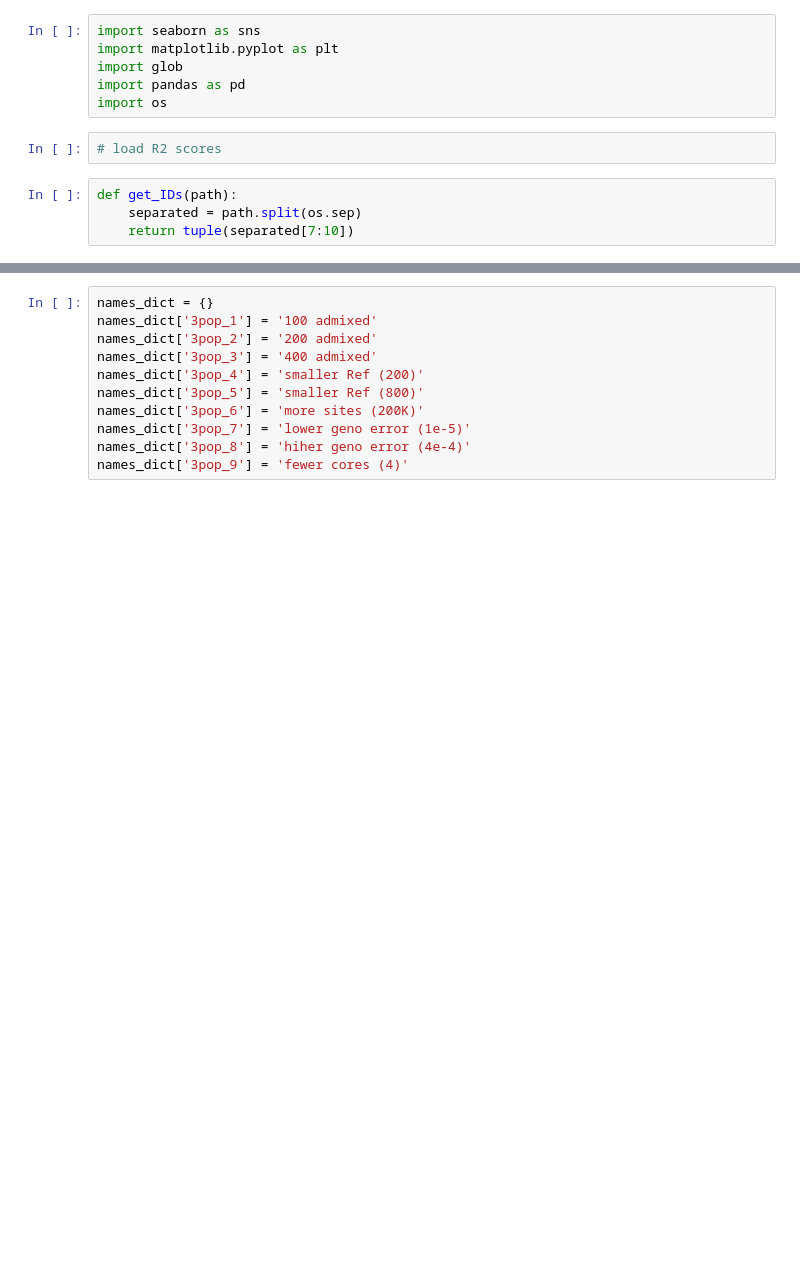
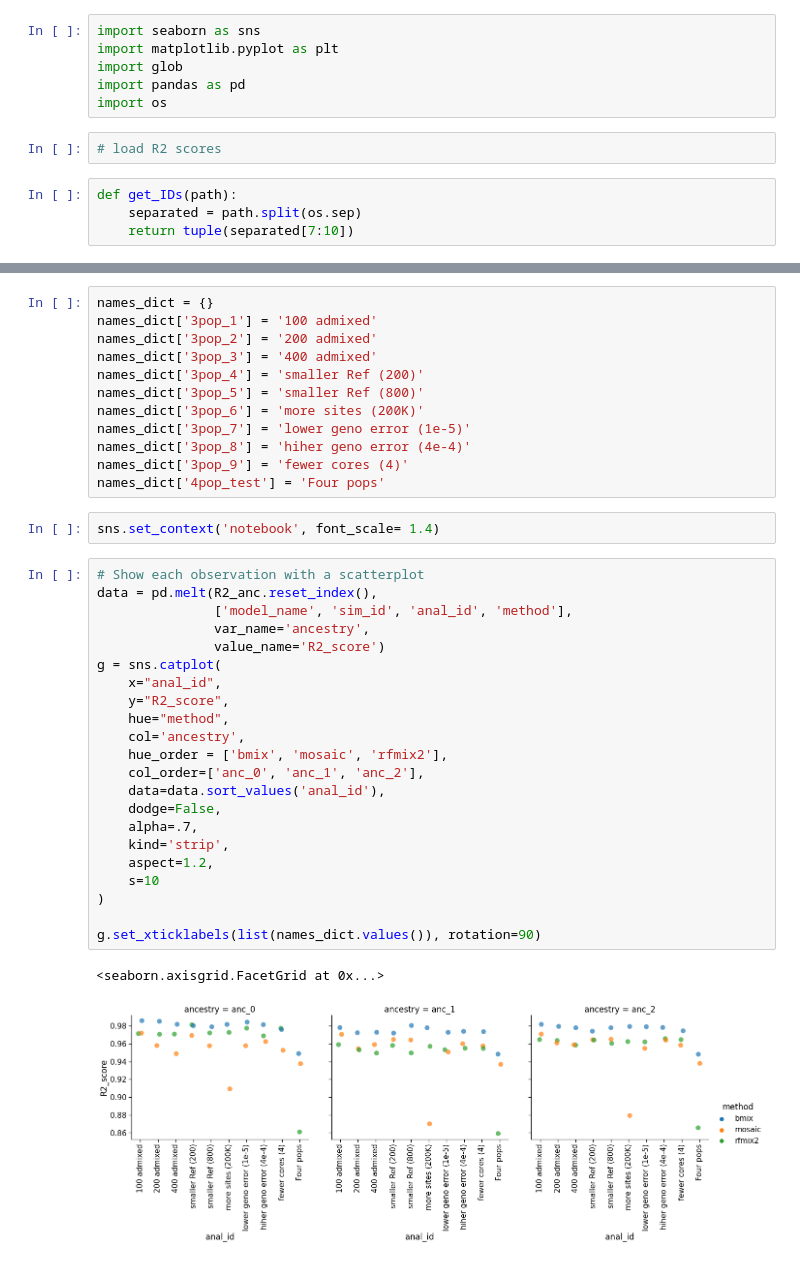
Before and after one commit to rwaples/lai-sim, a Jupyter notebook: workflow/notebooks/R2 plots.ipynb, the cells around one changed output, grey strips where cells are left out. Cells and saved outputs as stored; diff of their text form; blank space fills up the shorter version.

```diff
--- a/workflow/notebooks/R2 plots.ipynb
+++ b/workflow/notebooks/R2 plots.ipynb
@@ -42,3 +45,31 @@ names_dict['3pop_6'] = 'more sites (200K)'
 names_dict['3pop_7'] = 'lower geno error (1e-5)'
 names_dict['3pop_8'] = 'hiher geno error (4e-4)'
 names_dict['3pop_9'] = 'fewer cores (4)'
+names_dict['4pop_test'] = 'Four pops'
+# %%
+sns.set_context('notebook', font_scale= 1.4)
+# %%
+# Show each observation with a scatterplot
+data = pd.melt(R2_anc.reset_index(),
+               ['model_name', 'sim_id', 'anal_id', 'method'],
+               var_name='ancestry',
+               value_name='R2_score')
+g = sns.catplot(
+    x="anal_id",
+    y="R2_score",
+    hue="method",
+    col='ancestry',
+    hue_order = ['bmix', 'mosaic', 'rfmix2'],
+    col_order=['anc_0', 'anc_1', 'anc_2'],
+    data=data.sort_values('anal_id'),
+    dodge=False,
+    alpha=.7,
+    kind='strip',
+    aspect=1.2,
+    s=10
+)
+
+g.set_xticklabels(list(names_dict.values()), rotation=90)
+# %% [output]
+<seaborn.axisgrid.FacetGrid at 0x...>
+[figure, added]
```
Also changed, not shown: parts of 7 cells of this notebook, 5 other files.
